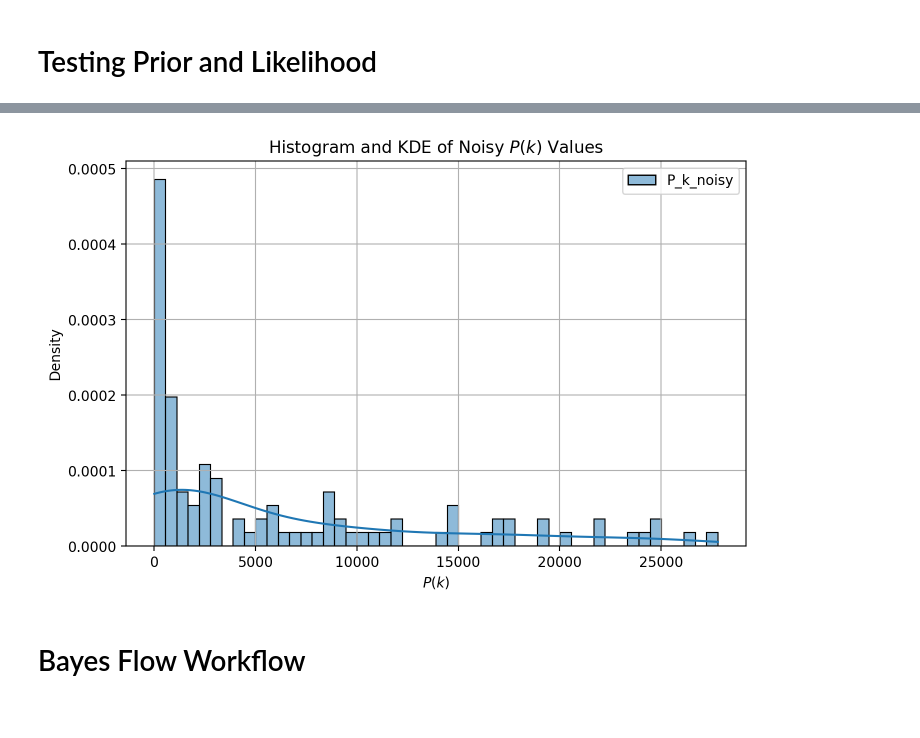
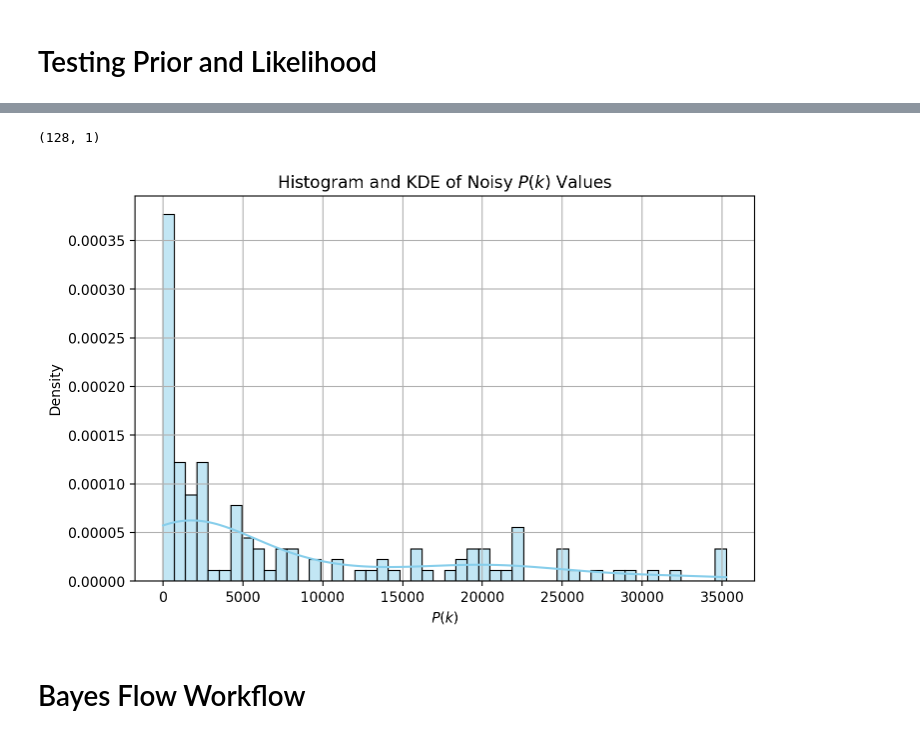
Before and after one commit to lapulga-10/Estimating-Cosmological-Parameters-from-Galaxy-Power-Spectrum-, a Jupyter notebook: 1_DGP.ipynb, the cells around one changed output, grey strips where cells are left out. Drawn from its saved outputs; the diff is of its cells as text; code cells hidden in the pictures.

```diff
--- a/1_DGP.ipynb
+++ b/1_DGP.ipynb
@@ -53,7 +53,7 @@ def generate_PK(H0, Omega_m, n_s, k_vals=None, noise_level=0.2, seed=None):
     """
     # Default k range: safe values for CAMB
     if k_vals is None:
-        k_vals = np.logspace(-4, 0.5, 1000)
+        k_vals = np.logspace(-4, 0.5, 1024)
 
 
     ## To calculate the physical densities from the densities
@@ -174,11 +182,11 @@ def likelihood(H0, Omega_m, n_s, k_vals=None, noise_level=0.2, seed=None):
     """
         Same function as generate_PK(), the only difference is the single output "P_K_noisy".
         Redefinng, just make it Likelihood.
-        Also, note that n = len(k_vals) = 1000
+        Also, note that n = len(k_vals) = 128
     """
     # Default k range: safe values for CAMB
     if k_vals is None:
-        k_vals = np.logspace(-4, 0.5, 100)
+        k_vals = np.logspace(-4, 0.5, 128)
 
 
     ## To calculate the physical densities from the densities
@@ -236,20 +244,22 @@ Pk_test = likelihood(
     n_s=theta_test['n_s'],
     noise_level=0.2   # 20% relative Gaussian noise
 )
+# %%
+Pk_test['P_k_noisy'].shape
+# %% [output]
+(128, 1)
 # %%
-
-
 # Plot histogram and KDE
 plt.figure(figsize=(8, 5))
-sns.histplot(Pk_test, bins=50, kde=True, stat="density", color='skyblue', edgecolor='black')
+sns.histplot(Pk_test['P_k_noisy'].flatten(), bins=50, kde=True, stat="density", color='skyblue', edgecolor='black')
 
 plt.title('Histogram and KDE of Noisy $P(k)$ Values')
 plt.xlabel('$P(k)$')
 plt.ylabel('Density')
 plt.grid(True)
 plt.show()
 # %% [output]
-[figure, old version]
+[figure, new version]
 # %% [markdown]
 # Bayes Flow Workflow
 # %%
```
Also changed, not shown: parts of 26 cells of this notebook.
